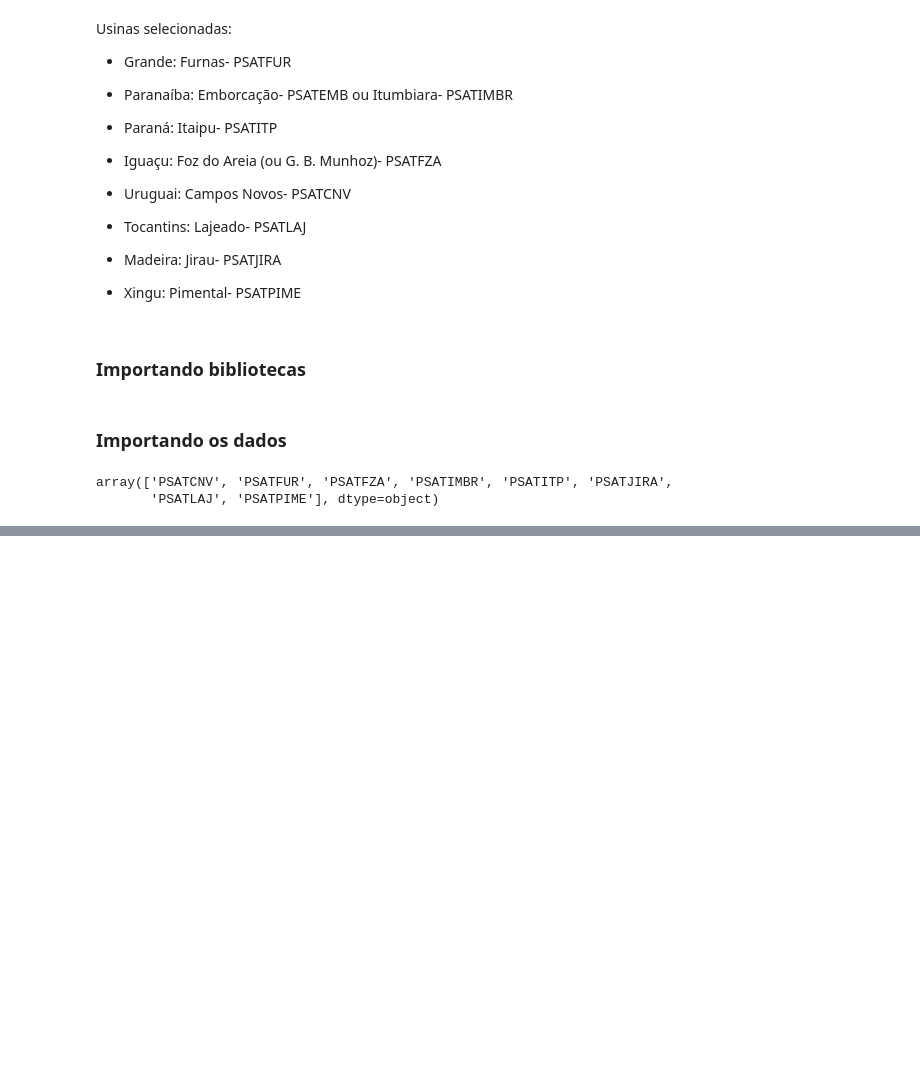
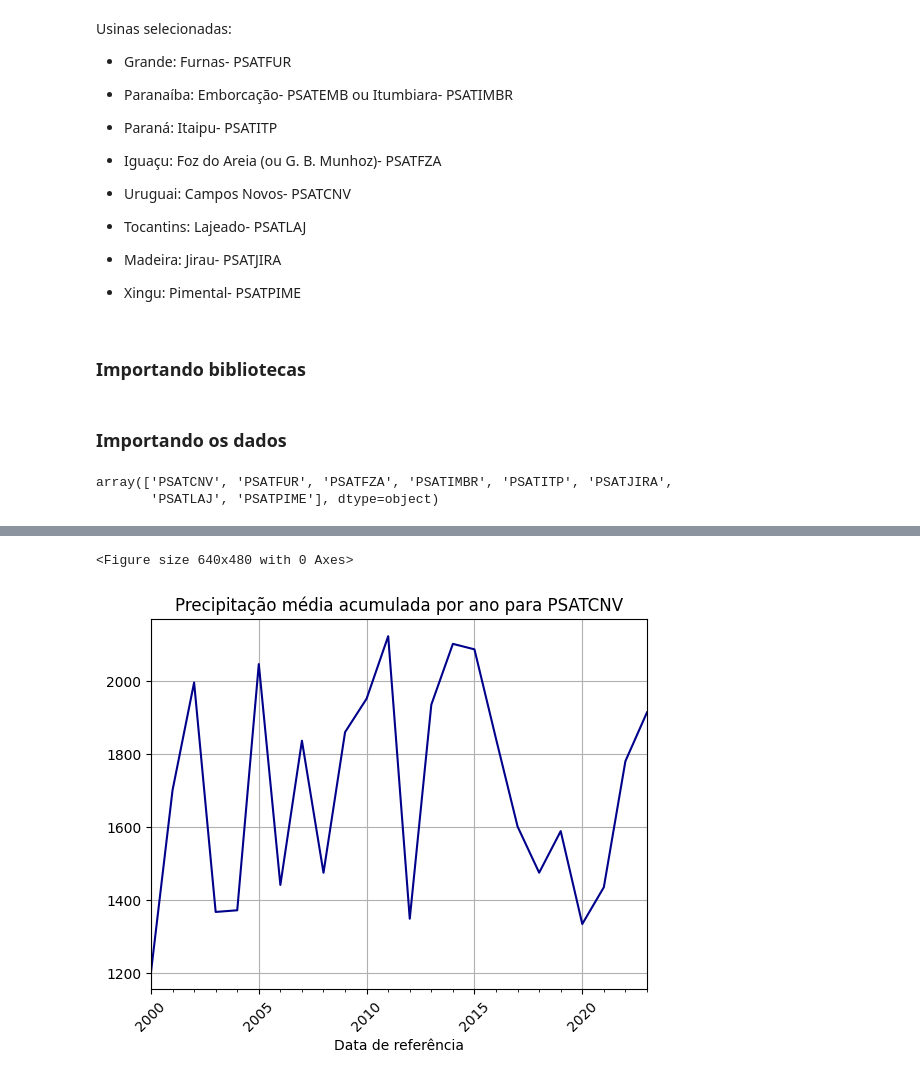
Before and after one commit to Samirnunes/desafio-casa-dos-ventos-ged-20, a Jupyter notebook: src/data_analysis.ipynb, the cells around one changed output, grey strips where cells are left out. Drawn from its saved outputs; the diff is of its cells as text; code cells hidden in the pictures; blank space fills up the shorter version.

```diff
--- a/src/data_analysis.ipynb
+++ b/src/data_analysis.ipynb
@@ -42,0 +44,5 @@ plot_plant_ts(ts_dict, 'PSATFUR')
+# %%
+plot_plant_ts_accumulated_by_year(ts_dict, "PSATCNV")
+# %% [output]
+<Figure size 640x480 with 0 Axes>
+[figure, added]
```
Also changed, not shown: parts of 3 cells of this notebook, 1 other file.
